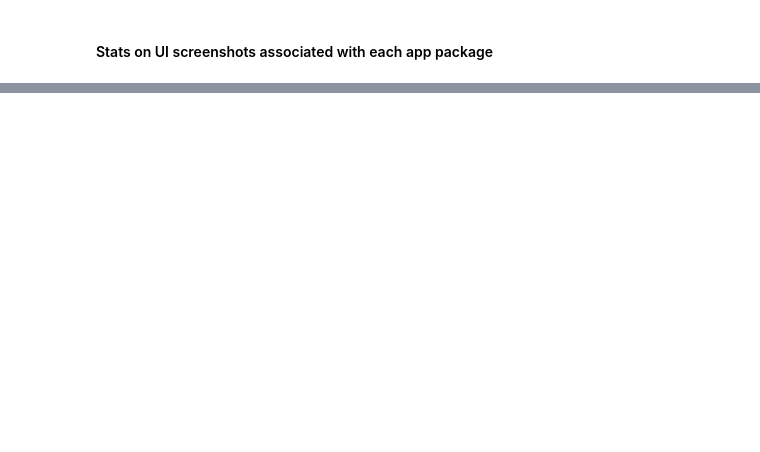
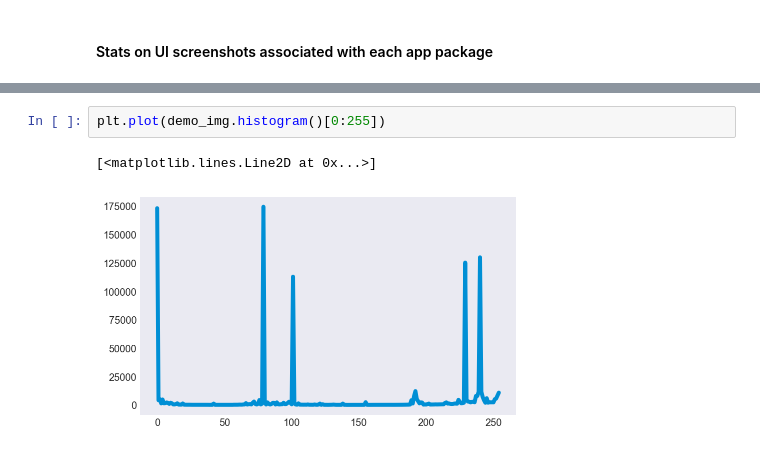
Before and after one commit to vnessified/information_theory_ui_analysis, a Jupyter notebook: EDA.ipynb, the cells around one changed output, grey strips where cells are left out. Saved outputs shown, nothing was run; the diff lists cells and outputs as text; blank space fills up the shorter version.

```diff
--- a/EDA.ipynb
+++ b/EDA.ipynb
@@ -52,0 +198,5 @@ Name: filename, dtype: float64
+# %%
+plt.plot(demo_img.histogram()[0:255])
+# %% [output]
+[<matplotlib.lines.Line2D at 0x...>]
+[figure, added]
```
Also changed, not shown: parts of 44 cells of this notebook, 1 other file.
